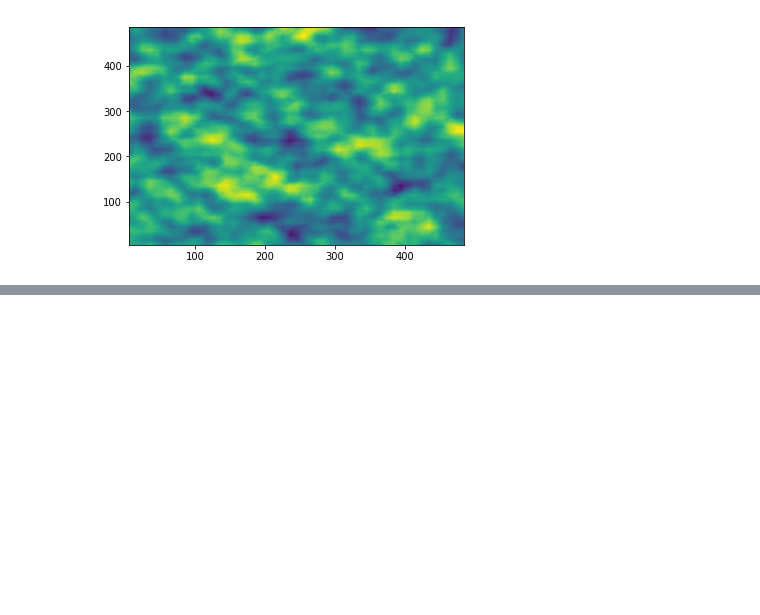
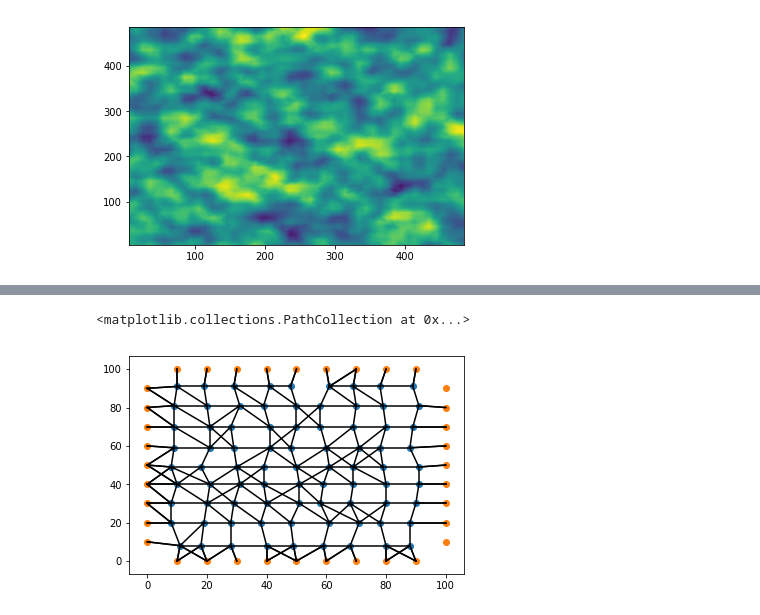
Before and after one commit to riggsb2/DNDscripts, a Jupyter notebook: World_Mgmt/Terrain_Gen/Terrain Generator.ipynb, the cells around one changed output, grey strips where cells are left out. Cells and saved outputs as stored; diff of their text form; code cells hidden in the pictures; blank space fills up the shorter version.

```diff
--- a/World_Mgmt/Terrain_Gen/Terrain Generator.ipynb
+++ b/World_Mgmt/Terrain_Gen/Terrain Generator.ipynb
@@ -106,0 +128,6 @@ plt.show()
+# %%
+#create graph
+corners = nx.Graph()
+# %%
+#assings x,y nodes to graph
+corners.add_nodes_from(zip(x,y))
@@ -106,0 +142,44 @@ plt.show()
+# %%
+#finds closest 4 nodes and creates edges
+dist = {}
+remaining = list(corners.nodes)
+'''
+for b in borders:
+    dist[b] = []
+    for r in remaining:
+        d = (m.sqrt(abs(b[0]-r[0])**2+abs(b[1]-r[1])**2))
+        if not dist[b]:
+            dist[b] = [(d,r)]
+        elif d < dist[b][0][0]:
+            dist[b] = [(d,r)]
+    d,r = dist[b][0]
+    dist[r] = [(d,b)]
+
+print(dist)
+'''
+full = []
+while remaining:
+    current = remaining.pop()
+    dist[current] = []
+    for n in remaining + list(borders):
+        d = -(m.sqrt(abs(current[0]-n[0])**2+abs(current[1]-n[1])**2))
+        if len(dist[current]) < 3:
+            heapq.heappush(dist[current],(d,n))
+        else:
+            heapq.heappushpop(dist[current],(d,n))
+
+    for d,n in dist[current]:
+        if n not in dist.keys(): dist[n] = []
+        heapq.heappush(dist[n], (d,current))
+
+for k,v in dist.items():
+    for e in v:
+        plt.plot(*zip(k,e[1]), color = 'k')
+
+plt.scatter(x,y)
+plt.scatter(*zip(*borders))
+#plt.xlim(70,80)
+#plt.ylim(70,100)
+# %% [output]
+<matplotlib.collections.PathCollection at 0x...>
+[figure, added]
```
Also changed, not shown: parts of 8 cells of this notebook.
